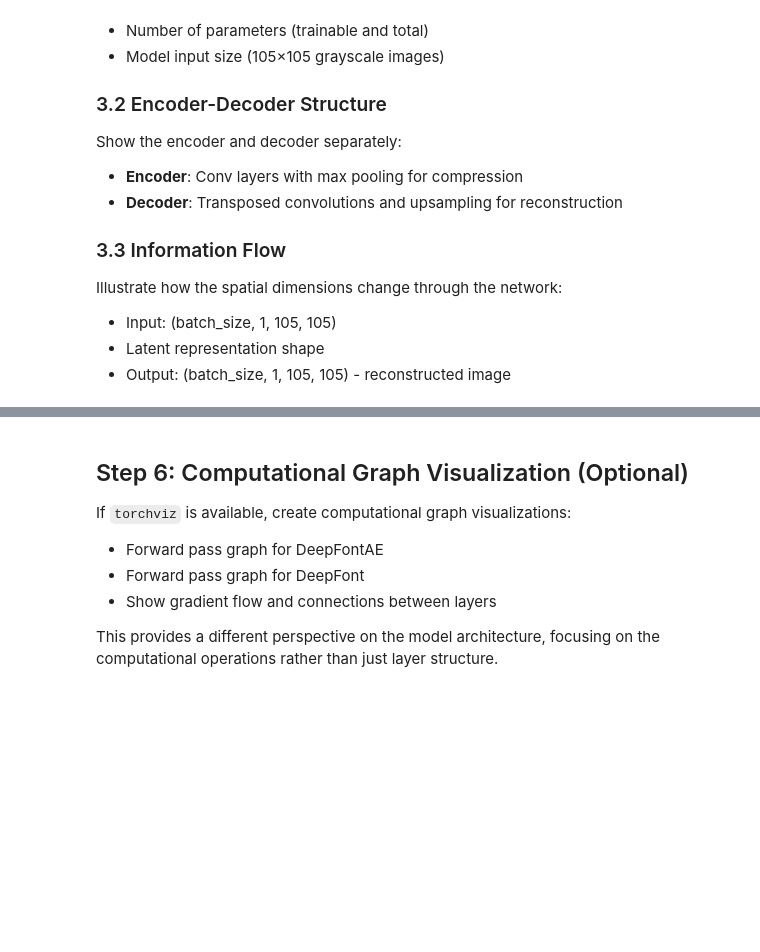
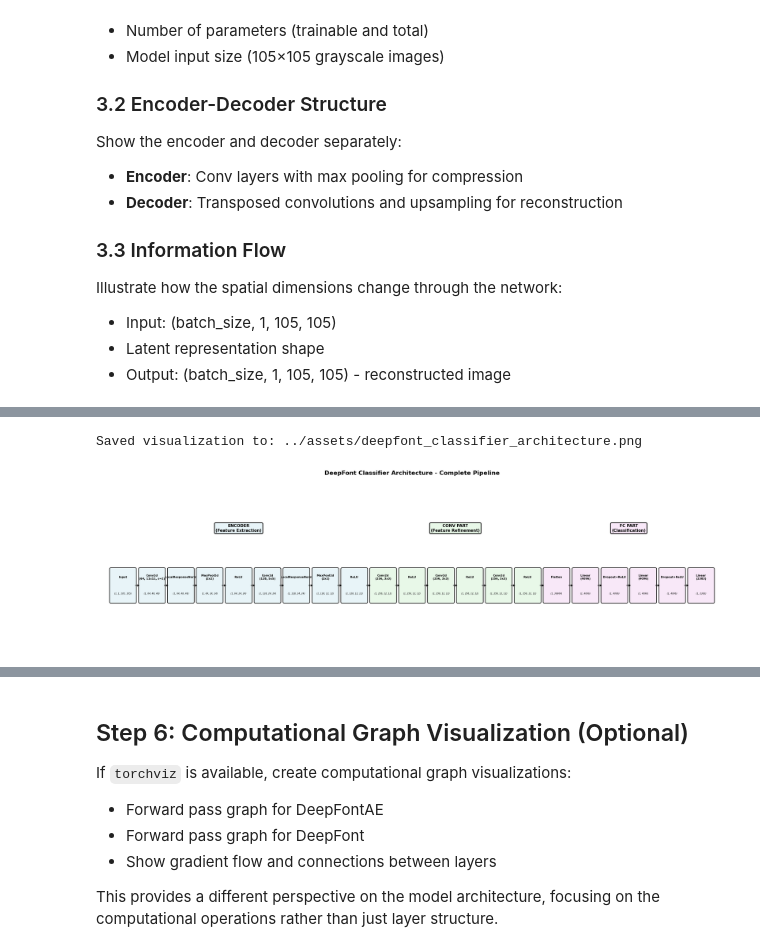
Before and after one commit to michaelriedl/deepfont-torch, a Jupyter notebook: notebooks/model_architectures_visualized.ipynb, the cells around one changed output, grey strips where cells are left out. Cells and saved outputs as stored; diff of their text form; code cells hidden in the pictures; blank space fills up the shorter version.

```diff
--- a/notebooks/model_architectures_visualized.ipynb
+++ b/notebooks/model_architectures_visualized.ipynb
@@ -325,22 +404,26 @@ print(fc_part_summary)
 fig, ax = plt.subplots(figsize=(24, 7))
 ax.axis("off")
 
-# Define stages with uniform spacing
+# Define stages with uniform spacing.
+# Encoder: Conv -> LRN -> Pool -> ReLU at each stage (paper Fig. 5).
+# Conv part: Conv -> ReLU at each stage, no normalization.
 stage_info = [
     # Encoder
     ("Input", "(1, 1, 105, 105)", "encoder"),
-    ("Conv2d+BN\n(64, 11x11, s=2)", "(1, 64, 48, 48)", "encoder"),
+    ("Conv2d\n(64, 11x11, s=2)", "(1, 64, 48, 48)", "encoder"),
+    ("LocalResponseNorm", "(1, 64, 48, 48)", "encoder"),
     ("MaxPool2d\n(2x2)", "(1, 64, 24, 24)", "encoder"),
     ("ReLU", "(1, 64, 24, 24)", "encoder"),
-    ("Conv2d+BN\n(128, 5x5)", "(1, 128, 24, 24)", "encoder"),
+    ("Conv2d\n(128, 5x5)", "(1, 128, 24, 24)", "encoder"),
+    ("LocalResponseNorm", "(1, 128, 24, 24)", "encoder"),
     ("MaxPool2d\n(2x2)", "(1, 128, 12, 12)", "encoder"),
     ("ReLU", "(1, 128, 12, 12)", "encoder"),
     # Conv Part
-    ("Conv2d+BN\n(256, 3x3)", "(1, 256, 12, 12)", "conv"),
+    ("Conv2d\n(256, 3x3)", "(1, 256, 12, 12)", "conv"),
     ("ReLU", "(1, 256, 12, 12)", "conv"),
-    ("Conv2d+BN\n(256, 3x3)", "(1, 256, 12, 12)", "conv"),
+    ("Conv2d\n(256, 3x3)", "(1, 256, 12, 12)", "conv"),
     ("ReLU", "(1, 256, 12, 12)", "conv"),
-    ("Conv2d+BN\n(256, 3x3)", "(1, 256, 12, 12)", "conv"),
+    ("Conv2d\n(256, 3x3)", "(1, 256, 12, 12)", "conv"),
     ("ReLU", "(1, 256, 12, 12)", "conv"),
     # FC Part
     ("Flatten", "(1, 36864)", "fc"),
@@ -352,8 +435,8 @@ stage_info = [
 ]
 
 # Calculate uniform x positions
-x_start = 0.05
-x_end = 0.98
+x_start = 0.04
+x_end = 0.99
 num_stages = len(stage_info)
 x_positions = np.linspace(x_start, x_end, num_stages)
 
@@ -368,7 +451,7 @@ stage_colors = {"encoder": "#E8F4F8", "conv": "#E8F8E8", "fc": "#F8E8F8"}
 # Draw layers
 y_pos = 0.5
 box_height = 0.08
-box_width = 0.042
+box_width = 0.038
 
 for i, (name, shape, x_pos, stage) in enumerate(stages):
     # Draw box
@@ -385,8 +468,8 @@ for i, (name, shape, x_pos, stage) in enumerate(stages):
     ax.add_patch(box)
 
     # Add text
-    ax.text(x_pos, y_pos + 0.02, name, ha="center", va="center", fontsize=8, fontweight="bold")
-    ax.text(x_pos, y_pos - 0.02, shape, ha="center", va="center", fontsize=6.5, style="italic")
+    ax.text(x_pos, y_pos + 0.02, name, ha="center", va="center", fontsize=7.5, fontweight="bold")
+    ax.text(x_pos, y_pos - 0.02, shape, ha="center", va="center", fontsize=6.0, style="italic")
 
     # Draw arrow to next layer
     if i < len(stages) - 1:
@@ -427,33 +510,36 @@ ax.text(
     "CONV PART\n(Feature Refinement)",
     fontsize=11,
     fontweight="bold",
     ha="center",
     bbox=dict(boxstyle="round", facecolor=stage_colors["conv"], edgecolor="black", linewidth=2),
 )
 ax.text(
     fc_center,
     label_y,
     "FC PART\n(Classification)",
     fontsize=11,
     fontweight="bold",
     ha="center",
     bbox=dict(boxstyle="round", facecolor=stage_colors["fc"], edgecolor="black", linewidth=2),
 )
 
 ax.set_xlim(0, 1.03)
 ax.set_ylim(0.35, 0.75)
 
 plt.title(
     "DeepFont Classifier Architecture - Complete Pipeline", fontsize=16, fontweight="bold", pad=20
 )
 plt.tight_layout()
 
 # Save the figure
 save_path = assets_dir / "deepfont_classifier_architecture.png"
 plt.savefig(save_path, dpi=300, bbox_inches="tight")
 print(f"Saved visualization to: {save_path}")
 
 plt.show()
+# %% [output]
+Saved visualization to: ../assets/deepfont_classifier_architecture.png
+[figure, added]
 # %% [markdown]
 ## Step 5: Comparison and Transfer Learning
 
```
Also changed, not shown: parts of 14 cells of this notebook, 4 other files.
